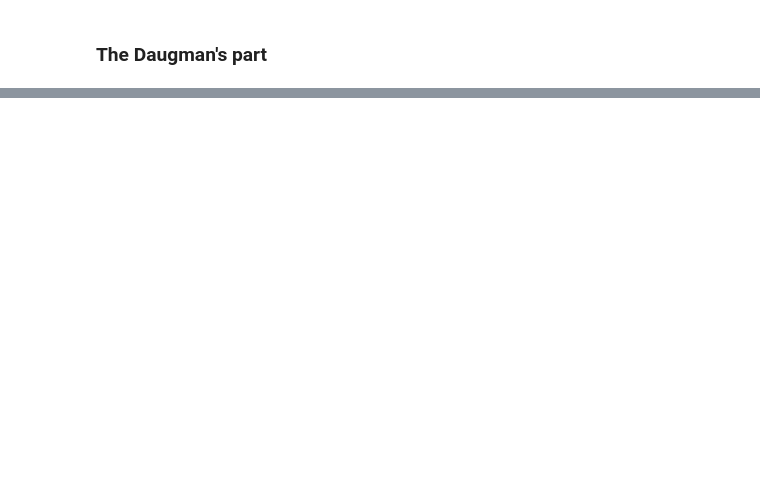
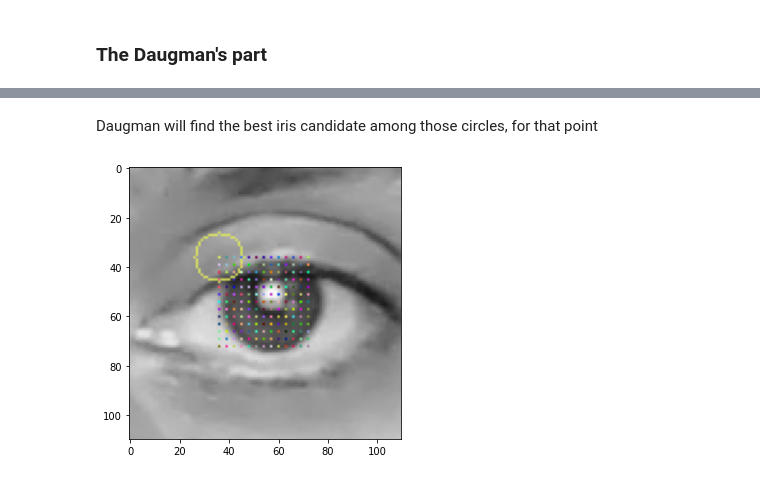
Before and after one commit to banderlog/daugman, a Jupyter notebook: daugman_visual_explanation.ipynb, the cells around one changed output, grey strips where cells are left out. Cells and saved outputs as stored; diff of their text form; code cells hidden in the pictures; blank space fills up the shorter version.

```diff
--- a/daugman_visual_explanation.ipynb
+++ b/daugman_visual_explanation.ipynb
@@ -337,0 +67,6 @@ _ = plt.imshow(img[::,::,::-1])
+# %% [markdown]
+Daugman will find the best iris candidate among those circles, for that point
+# %%
+_ = dve.plot_best_circle_for_a_few_potential_iris_centers(img_dot, [0])
+# %% [output]
+[figure, added]
```
Also changed, not shown: parts of 60 cells of this notebook, 7 other files.
